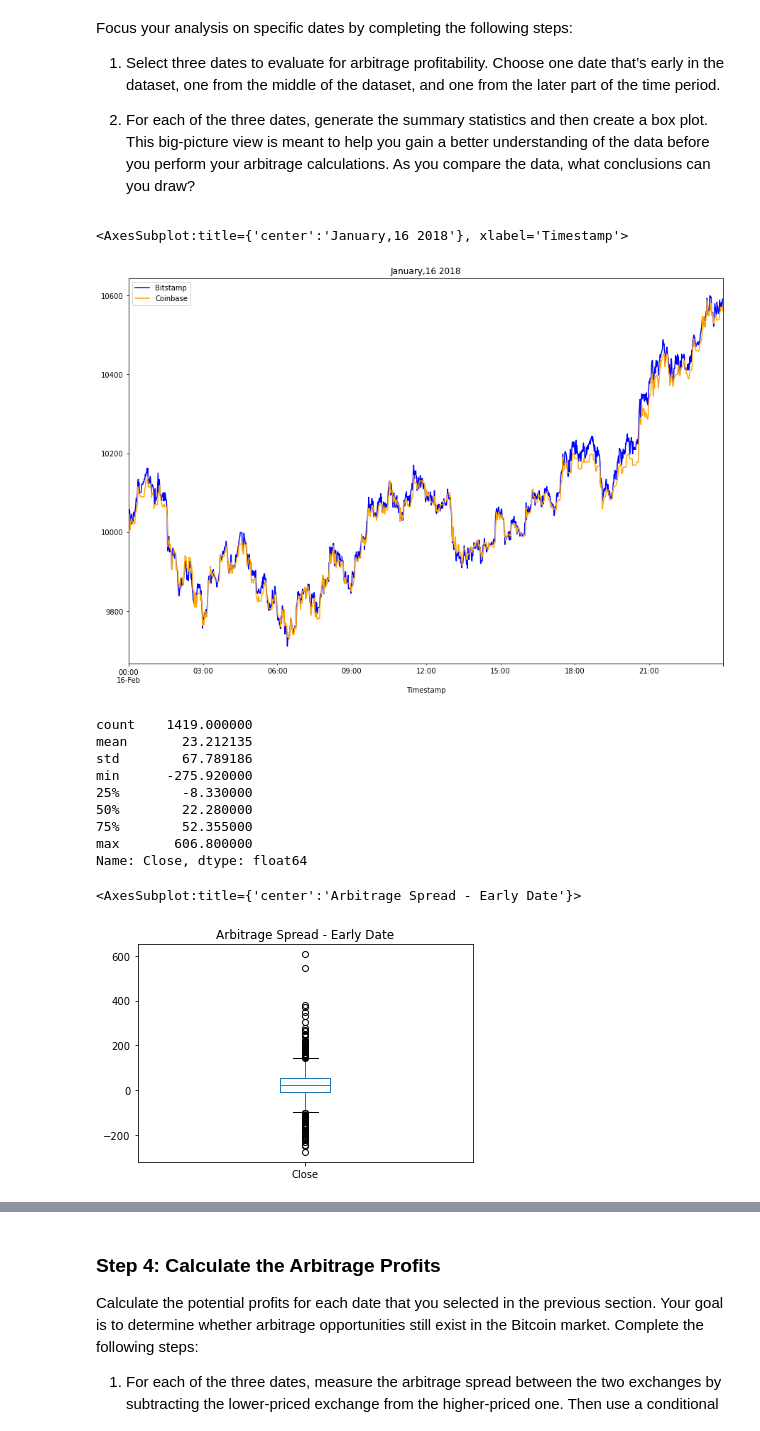
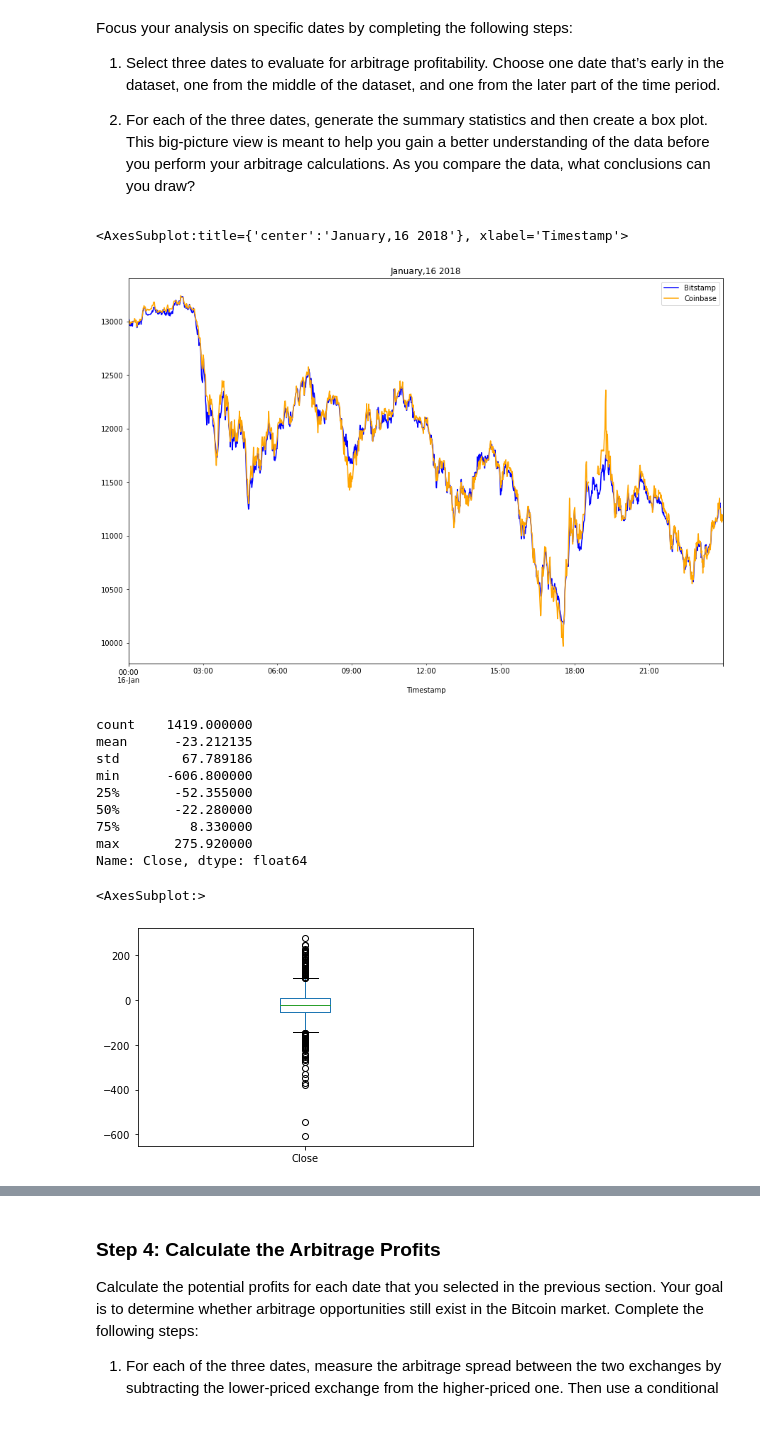
Before and after one commit to fintech3109/Module_Three_Challenge, a Jupyter notebook: crypto_arbitrage.ipynb, the cells around one changed output, grey strips where cells are left out. Cells and saved outputs as stored; diff of their text form; code cells hidden in the pictures.

```diff
--- a/crypto_arbitrage.ipynb
+++ b/crypto_arbitrage.ipynb
@@ -305,36 +305,38 @@ Focus your analysis on specific dates by completing the following steps:
 # %%
 # Create an overlay plot that visualizes the two dataframes over a period of one day early in the dataset.
 # Be sure that the plots include the parameters `legend`, `figsize`, `title`, `color` and `label`
-bitstamp['Close'].loc['2018-02-16'].plot(
+bitstamp['Close'].loc['2018-01-16'].plot(
     legend=True, figsize=(15, 10), title="January,16 2018", color="blue", label="Bitstamp")
-coinbase['Close'].loc['2018-02-16'].plot(
+coinbase['Close'].loc['2018-01-16'].plot(
     legend=True, figsize=(15, 10), title="January,16 2018", color="orange", label="Coinbase")
 # %% [output]
 <AxesSubplot:title={'center':'January,16 2018'}, xlabel='Timestamp'>
-[figure, old version]
+[figure, new version]
 # %%
 # Using the early date that you have selected, calculate the arbitrage spread
 # by subtracting the bitstamp lower closing prices from the coinbase higher closing prices
-arbitrage_spread_early = # YOUR CODE HERE
+arbitrage_spread_early = bitstamp['Close'].loc['2018-01-16'] - coinbase['Close'].loc['2018-01-16']
+
+
 
 # Generate summary statistics for the early DataFrame
-# YOUR CODE HERE
+arbitrage_spread_early.describe()
 # %% [output]
 count    1419.000000
-mean       23.212135
+mean      -23.212135
 std        67.789186
-min      -275.920000
-25%        -8.330000
-50%        22.280000
-75%        52.355000
-max       606.800000
+min      -606.800000
+25%       -52.355000
+50%       -22.280000
+75%         8.330000
+max       275.920000
 Name: Close, dtype: float64
 # %%
 # Visualize the arbitrage spread from early in the dataset in a box plot
-# YOUR CODE HERE
+arbitrage_spread_early.plot(kind='box')
 # %% [output]
-<AxesSubplot:title={'center':'Arbitrage Spread - Early Date'}>
+<AxesSubplot:>
-[figure, old version]
+[figure, new version]
 # %%
 # Create an overlay plot that visualizes the two dataframes over a period of one day from the middle of the dataset.
 # Be sure that the plots include the parameters `legend`, `figsize`, `title`, `color` and `label`
```
Also changed, not shown: parts of 15 cells of this notebook.
